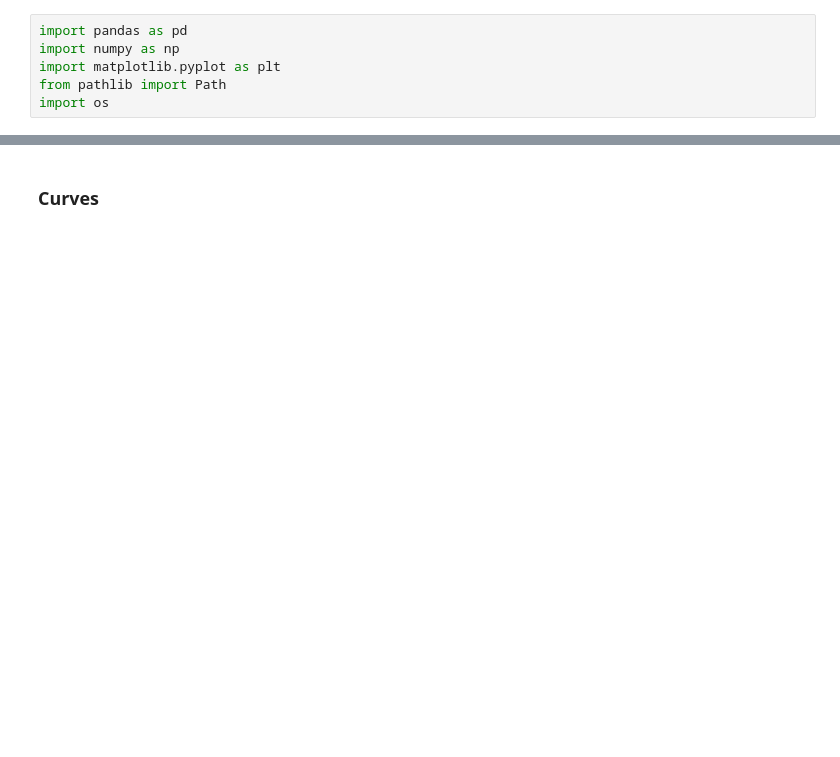
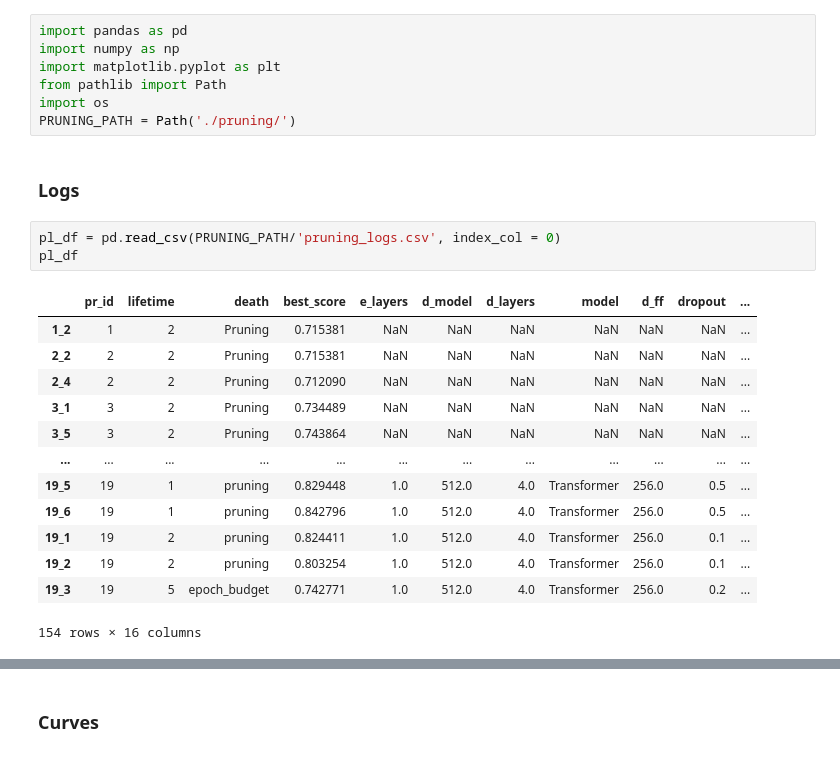
Before and after one commit to arnaud-odet/Time-Series-Library, a Jupyter notebook: pruning.ipynb, the cells around one changed output, grey strips where cells are left out. Saved outputs shown, nothing was run; the diff lists cells and outputs as text; blank space fills up the shorter version.

```diff
--- a/pruning.ipynb
+++ b/pruning.ipynb
@@ -4,3 +4,23 @@ import numpy as np
 import matplotlib.pyplot as plt
 from pathlib import Path
 import os
+PRUNING_PATH = Path('./pruning/')
+# %% [markdown]
+### Logs
+# %%
+pl_df = pd.read_csv(PRUNING_PATH/'pruning_logs.csv', index_col = 0)
+pl_df
+# %% [output]
+|  | pr_id | lifetime | death | best_score | e_layers | d_model | d_layers | model | d_ff | dropout | ... |
+| 1_2 | 1 | 2 | Pruning | 0.715381 | NaN | NaN | NaN | NaN | NaN | NaN | ... |
+| 2_2 | 2 | 2 | Pruning | 0.715381 | NaN | NaN | NaN | NaN | NaN | NaN | ... |
+| 2_4 | 2 | 2 | Pruning | 0.712090 | NaN | NaN | NaN | NaN | NaN | NaN | ... |
+| 3_1 | 3 | 2 | Pruning | 0.734489 | NaN | NaN | NaN | NaN | NaN | NaN | ... |
+| 3_5 | 3 | 2 | Pruning | 0.743864 | NaN | NaN | NaN | NaN | NaN | NaN | ... |
+| ... | ... | ... | ... | ... | ... | ... | ... | ... | ... | ... | ... |
+| 19_5 | 19 | 1 | pruning | 0.829448 | 1.0 | 512.0 | 4.0 | Transformer | 256.0 | 0.5 | ... |
+| 19_6 | 19 | 1 | pruning | 0.842796 | 1.0 | 512.0 | 4.0 | Transformer | 256.0 | 0.5 | ... |
+| 19_1 | 19 | 2 | pruning | 0.824411 | 1.0 | 512.0 | 4.0 | Transformer | 256.0 | 0.1 | ... |
+| 19_2 | 19 | 2 | pruning | 0.803254 | 1.0 | 512.0 | 4.0 | Transformer | 256.0 | 0.1 | ... |
+| 19_3 | 19 | 5 | epoch_budget | 0.742771 | 1.0 | 512.0 | 4.0 | Transformer | 256.0 | 0.2 | ... |
+154 rows × 16 columns
```
Also changed, not shown: parts of 4 cells of this notebook, 13 other files.
